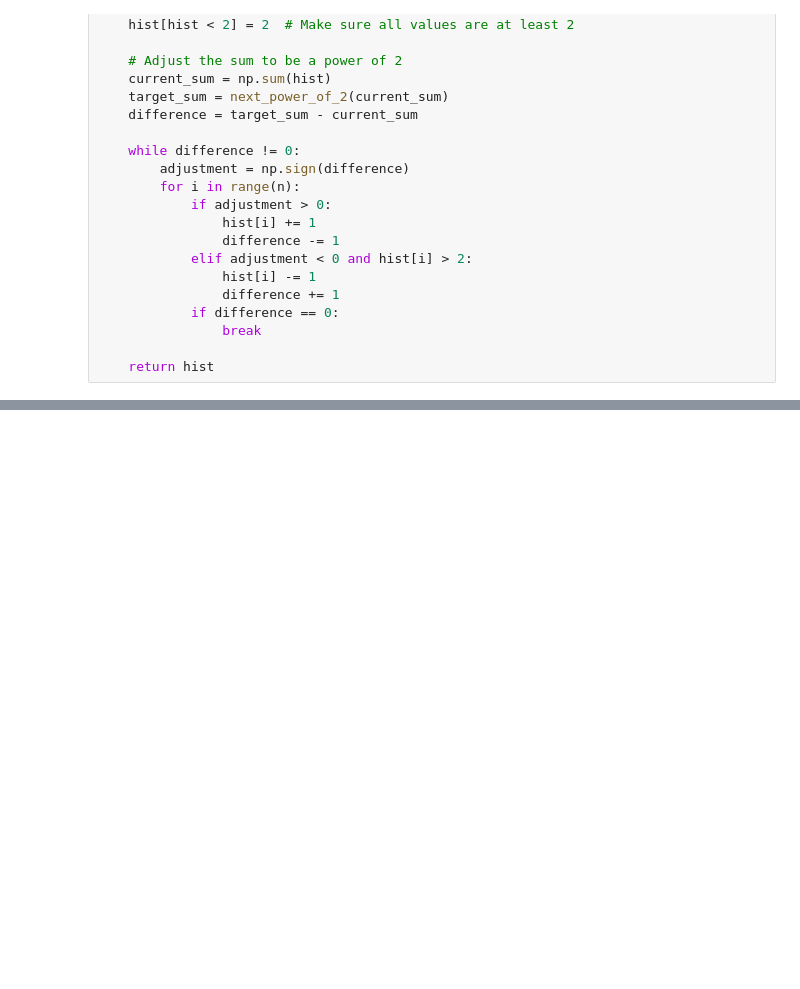
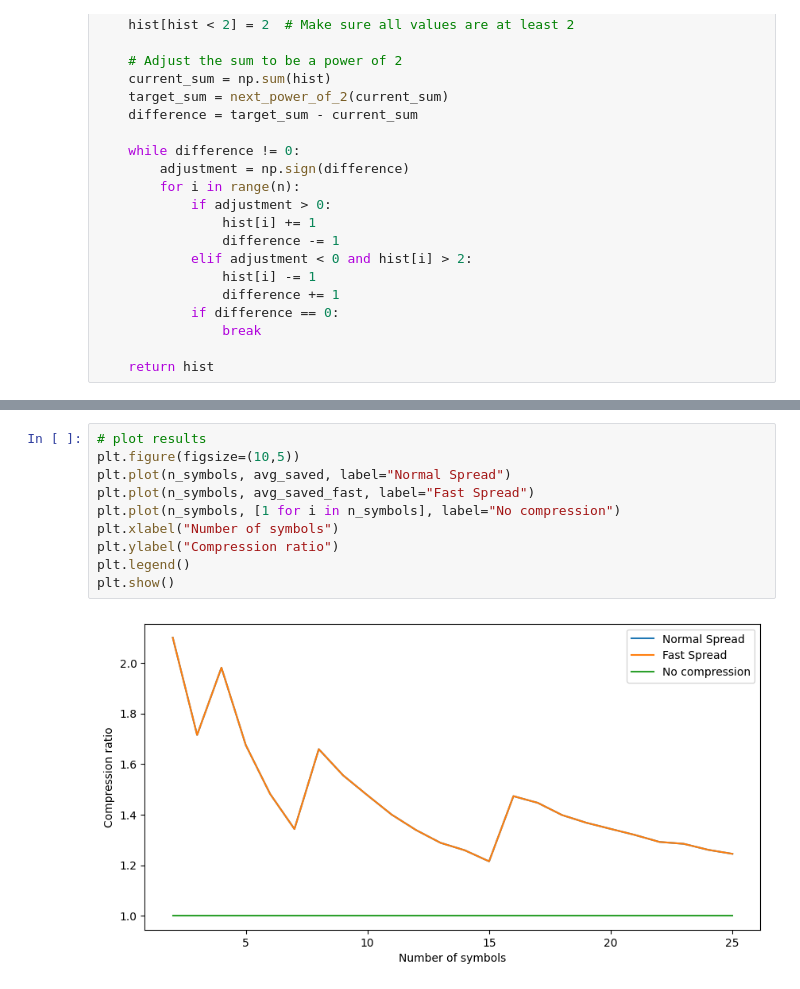
Before and after one commit to adamrt27/ANS_py, a Jupyter notebook: tANS.ipynb, the cells around one changed output, grey strips where cells are left out. Cells and saved outputs as stored; diff of their text form; blank space fills up the shorter version.

```diff
--- a/tANS.ipynb
+++ b/tANS.ipynb
@@ -898,0 +969,12 @@ plt.show()
+# %%
+# plot results
+plt.figure(figsize=(10,5))
+plt.plot(n_symbols, avg_saved, label="Normal Spread")
+plt.plot(n_symbols, avg_saved_fast, label="Fast Spread")
+plt.plot(n_symbols, [1 for i in n_symbols], label="No compression")
+plt.xlabel("Number of symbols")
+plt.ylabel("Compression ratio")
+plt.legend()
+plt.show()
+# %% [output]
+[figure, added]
```
Also changed, not shown: parts of 5 cells of this notebook, 11 other files.
